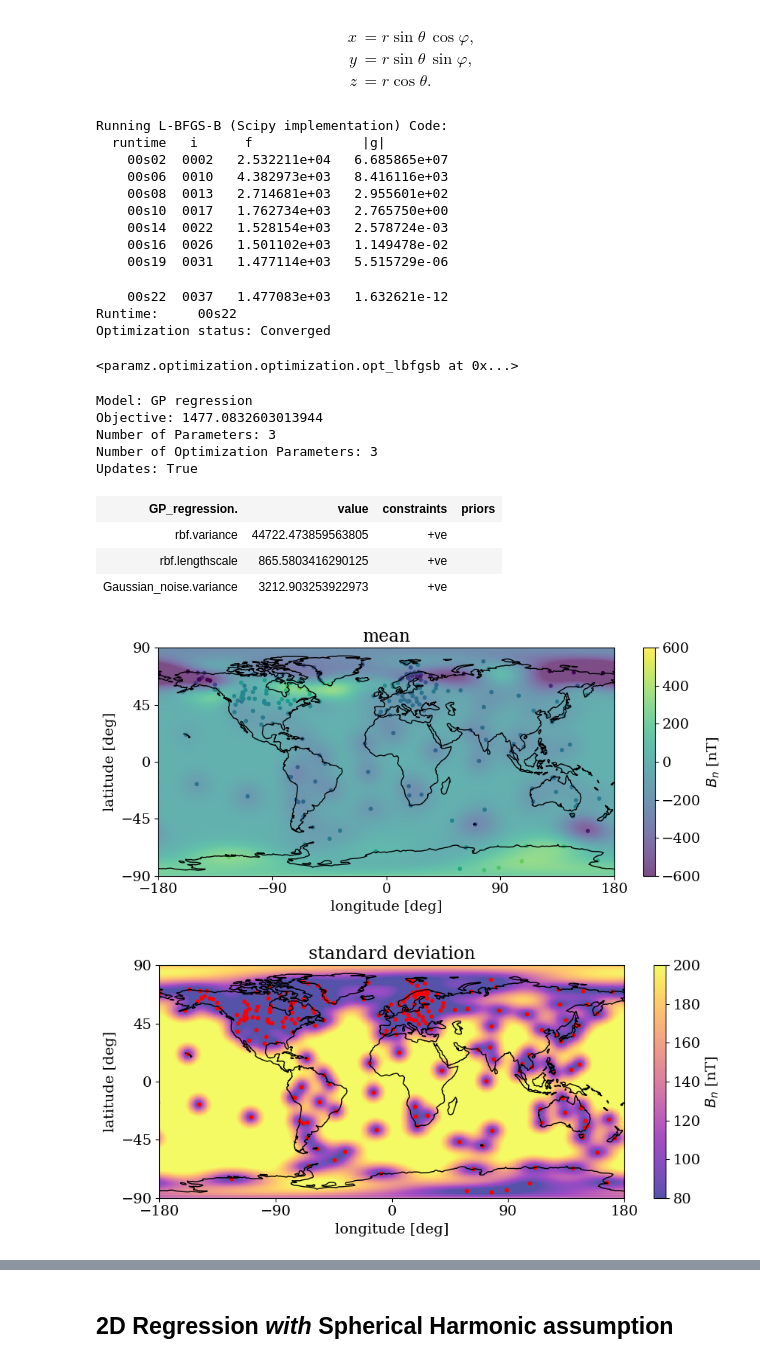
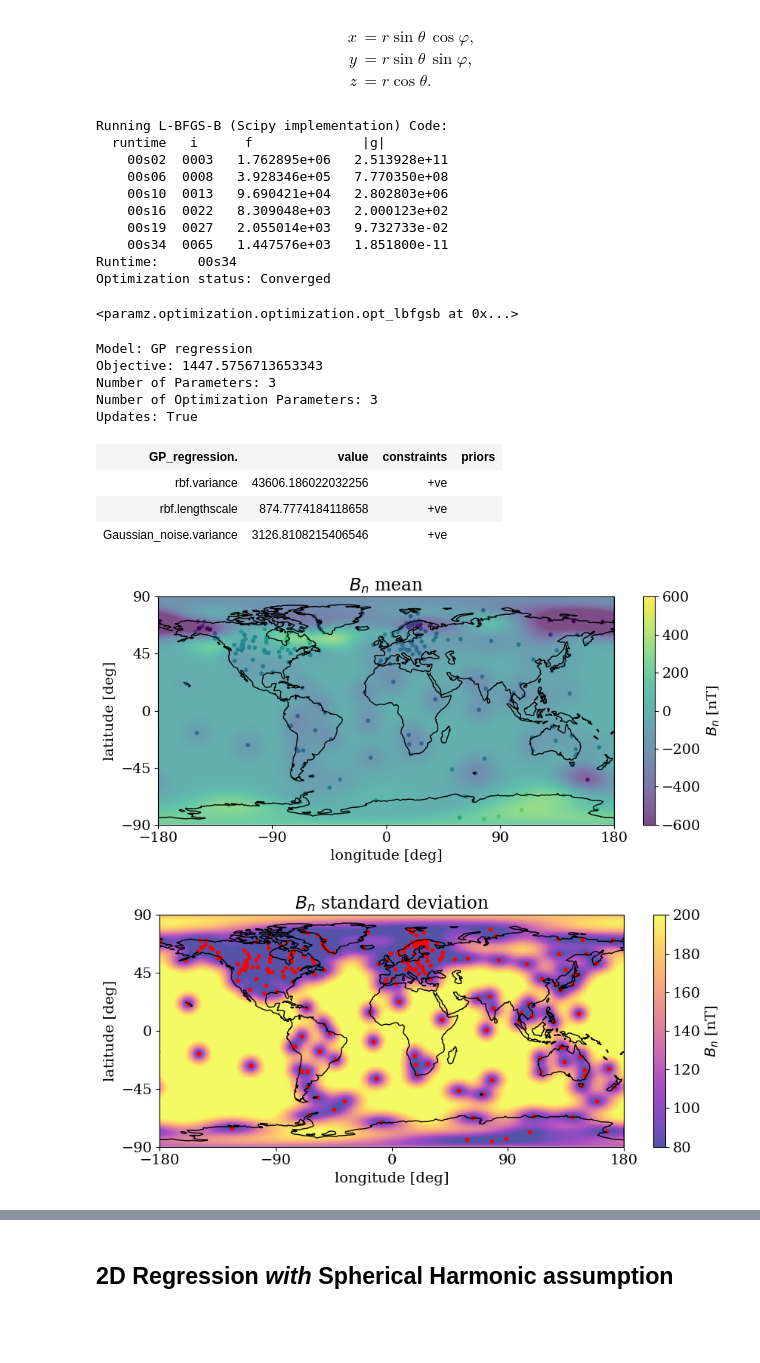
Before and after one commit to FrontierDevelopmentLab/2024-HL-GeoCL, a Jupyter notebook: src/GP/gaussian_process_tutorial_superMAG.ipynb, the cells around one changed output, grey strips where cells are left out. Cells and saved outputs as stored; diff of their text form; code cells hidden in the pictures; blank space fills up the shorter version.

```diff
--- a/src/GP/gaussian_process_tutorial_superMAG.ipynb
+++ b/src/GP/gaussian_process_tutorial_superMAG.ipynb
@@ -43,13 +43,28 @@ number of stations =  238
 # %%
 # intialize data
 data_Bn = np.zeros(N)
+data_Be = np.zeros(N)
+data_Bz = np.zeros(N)
 geo_lat = np.zeros(N)
 geo_lon = np.zeros(N)
 # %%
-# read in data for 1hr (3600) in advance from start date at stations
-# note: this is very slow... not sure if there are faster ways to go about this
-for ii in range(N):
+# read in data for 1hr in advance from start date at station "res"
+# note: this is very slow.. not sure if there are faster ways to go about this
+kk=0
+for ii in range(0, N):
     (status, sm_data) = SuperMAGGetData("opaliss", start, 3600, 'geo', stations[ii])
-    data_Bn[ii] = sm_data.N[0]["geo"]
-    geo_lat[ii] = sm_data.glat[0]+90 # latitude needs to be [0, 180]
-    geo_lon[ii] = sm_data.glon[0] # longitude needs to be [0, 360]
+    try:
+        data_Bn[kk] = sm_data.N[0]["geo"]
+        data_Be[kk] = sm_data.E[0]["geo"]
+        data_Bz[kk] = sm_data.Z[0]["geo"]
+        geo_lat[kk] = sm_data.glat[0]
+        geo_lon[kk] = sm_data.glon[0]
+        kk+=1
+    except:
+        print("An exception occurred at " + str(stations[ii]))
+
+data_Bn = data_Bn[:kk]
+data_Be = data_Be[:kk]
+data_Bz = data_Bz[:kk]
+geo_lat = geo_lat[:kk]
+geo_lon = geo_lon[:kk]
@@ -66,7 +86,7 @@ def spherical_to_cartesian(latitude, longitude, radius=6371):
     return np.array([x, y, z])
 # %%
 # sample inputs and outputs
-X = spherical_to_cartesian(latitude=geo_lat, longitude=geo_lon, radius=6371)
+X = spherical_to_cartesian(latitude=geo_lat+90, longitude=geo_lon, radius=6371)
 Y = np.reshape(data_Bn, (len(data_Bn), 1))
 # %%
 def great_circle(lon1, lat1, lon2, lat2):
@@ -84,29 +104,27 @@ m.optimize(messages=True, max_f_eval = 100)
 # %% [output]
 Running L-BFGS-B (Scipy implementation) Code:
   runtime   i      f              |g|
-    00s02  0002   2.532211e+04   6.685865e+07
-    00s06  0010   4.382973e+03   8.416116e+03
-    00s08  0013   2.714681e+03   2.955601e+02
-    00s10  0017   1.762734e+03   2.765750e+00
-    00s14  0022   1.528154e+03   2.578724e-03
-    00s16  0026   1.501102e+03   1.149478e-02
-    00s19  0031   1.477114e+03   5.515729e-06
+    00s02  0003   1.762895e+06   2.513928e+11
+    00s06  0008   3.928346e+05   7.770350e+08
+    00s10  0013   9.690421e+04   2.802803e+06
+    00s16  0022   8.309048e+03   2.000123e+02
+    00s19  0027   2.055014e+03   9.732733e-02
+    00s34  0065   1.447576e+03   1.851800e-11
+Runtime:     00s34
+Optimization status: Converged
-    00s22  0037   1.477083e+03   1.632621e-12
-Runtime:     00s22
-Optimization status: Converged
+<paramz.optimization.optimization.opt_lbfgsb at 0x...>
-<paramz.optimization.optimization.opt_lbfgsb at 0x...>
 # %%
 m
 # %% [output]
 Model: GP regression
-Objective: 1477.0832603013944
+Objective: 1447.5756713653343
 Number of Parameters: 3
 Number of Optimization Parameters: 3
 Updates: True
 | GP_regression. | value | constraints | priors |
-| rbf.variance | 44722.473859563805 | +ve |  |
-| rbf.lengthscale | 865.5803416290125 | +ve |  |
-| Gaussian_noise.variance | 3212.903253922973 | +ve |  |
+| rbf.variance | 43606.186022032256 | +ve |  |
+| rbf.lengthscale | 874.7774184118658 | +ve |  |
+| Gaussian_noise.variance | 3126.8108215406546 | +ve |  |
 # %%
 # location of prediction mesh grid
 N_pred = 700
@@ -126,12 +144,12 @@ ax.coastlines()
 pos = ax.pcolormesh(PP, TT-90, np.reshape(A, (N_pred, N_pred)),
                     alpha=0.7, transform=ccrs.PlateCarree(), vmin=-600, vmax=600, shading="nearest")
 
-plt.scatter(geo_lon, geo_lat-90, c=data_Bn, s=10, cmap='viridis', vmin=-600, vmax=600, transform=ccrs.PlateCarree())
+plt.scatter(geo_lon, geo_lat, c=data_Bn, s=10, cmap='viridis', vmin=-600, vmax=600, transform=ccrs.PlateCarree())
 cbar = fig.colorbar(pos)
 cbar.ax.set_ylabel("$B_{n}$ [nT]", rotation=90)
 ax.set_xticks([-180, -90, 0, 90, 180])
 ax.set_yticks([-90, -45, 0, 45, 90])
-ax.set_title("mean")
+ax.set_title("$B_{n}$ mean")
 #ax.set_xlim(-180, 180)
 #ax.set_ylim(-90, 90)
 ax.set_xlabel("longitude [deg]")
@@ -142,30 +160,30 @@ plt.tight_layout()
 
 plt.savefig("figures/mean_rbf.png", bbox_inches='tight', dpi=600)
 # %% [output]
-[figure, old version]
+[figure, new version]
 # %%
 fig = plt.figure(figsize=(9, 4))
 ax = fig.add_subplot(1, 1, 1, projection=ccrs.PlateCarree())
 
 ax.coastlines()
 pos = ax.pcolormesh(PP, TT-90, np.reshape(np.sqrt(B), (N_pred, N_pred)), alpha=0.7, transform=ccrs.PlateCarree(),
                     cmap="plasma", shading="nearest", vmin=80, vmax=200)
 
-plt.scatter(geo_lon, geo_lat-90, s=10, c='red')
+plt.scatter(geo_lon, geo_lat, s=10, c='red')
 cbar = fig.colorbar(pos)
 cbar.ax.set_ylabel("$B_{n}$ [nT]", rotation=90)
 ax.set_xticks([-180, -90, 0, 90, 180])
 ax.set_yticks([-90, -45, 0, 45, 90])
-ax.set_title("standard deviation")
+ax.set_title("$B_{n}$ standard deviation")
 ax.set_xlabel("longitude [deg]")
 ax.set_ylabel("latitude [deg]")
 ax.spines['right'].set_visible(False)
 ax.spines['top'].set_visible(False)
 plt.tight_layout()
 
 plt.savefig("figures/std_rbf.png", bbox_inches='tight', dpi=600)
 # %% [output]
-[figure, old version]
+[figure, new version]
 # %%
 fig, ax = plt.subplots(figsize=(6, 4))
 
```
Also changed, not shown: parts of 11 cells of this notebook, 3 other files.
